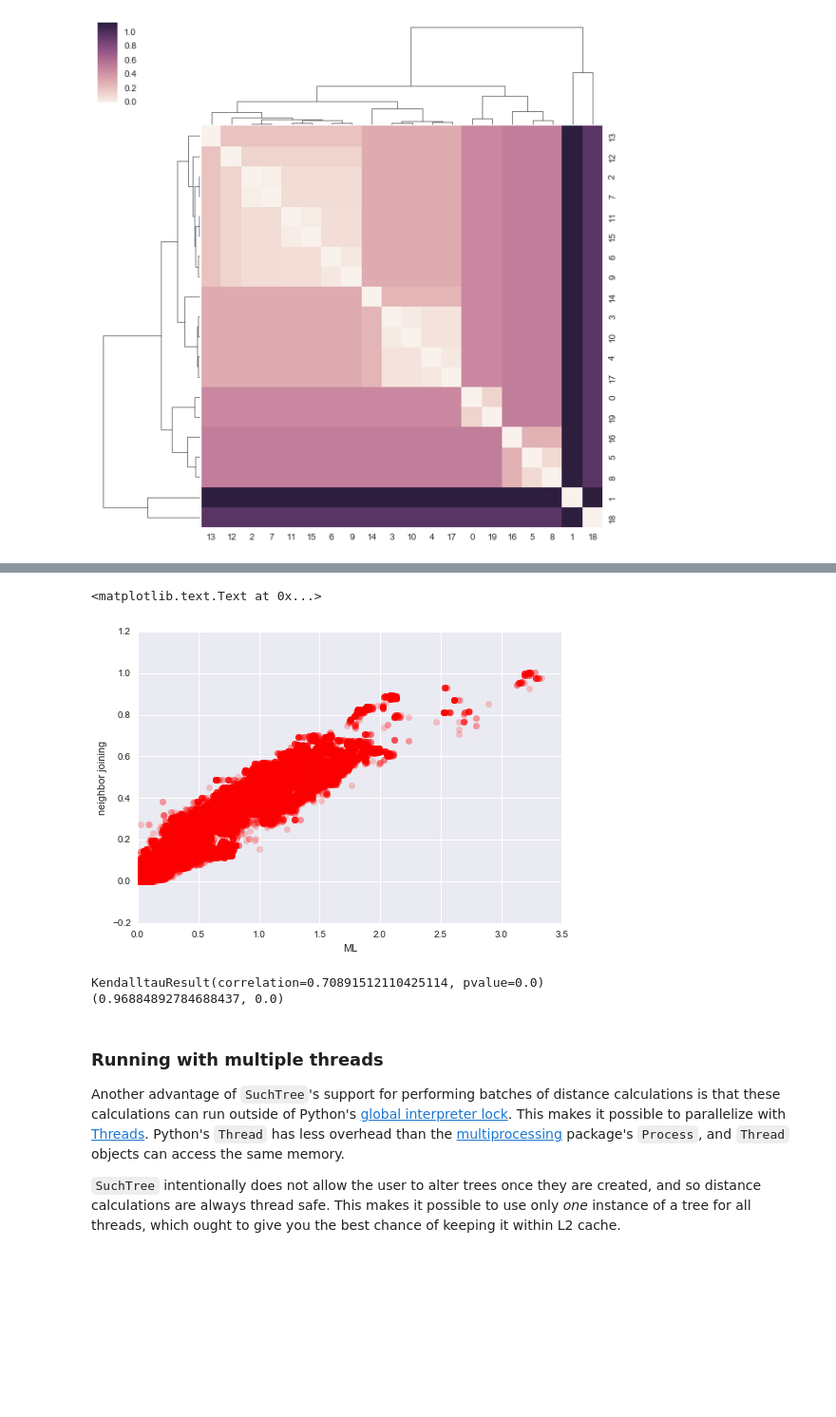
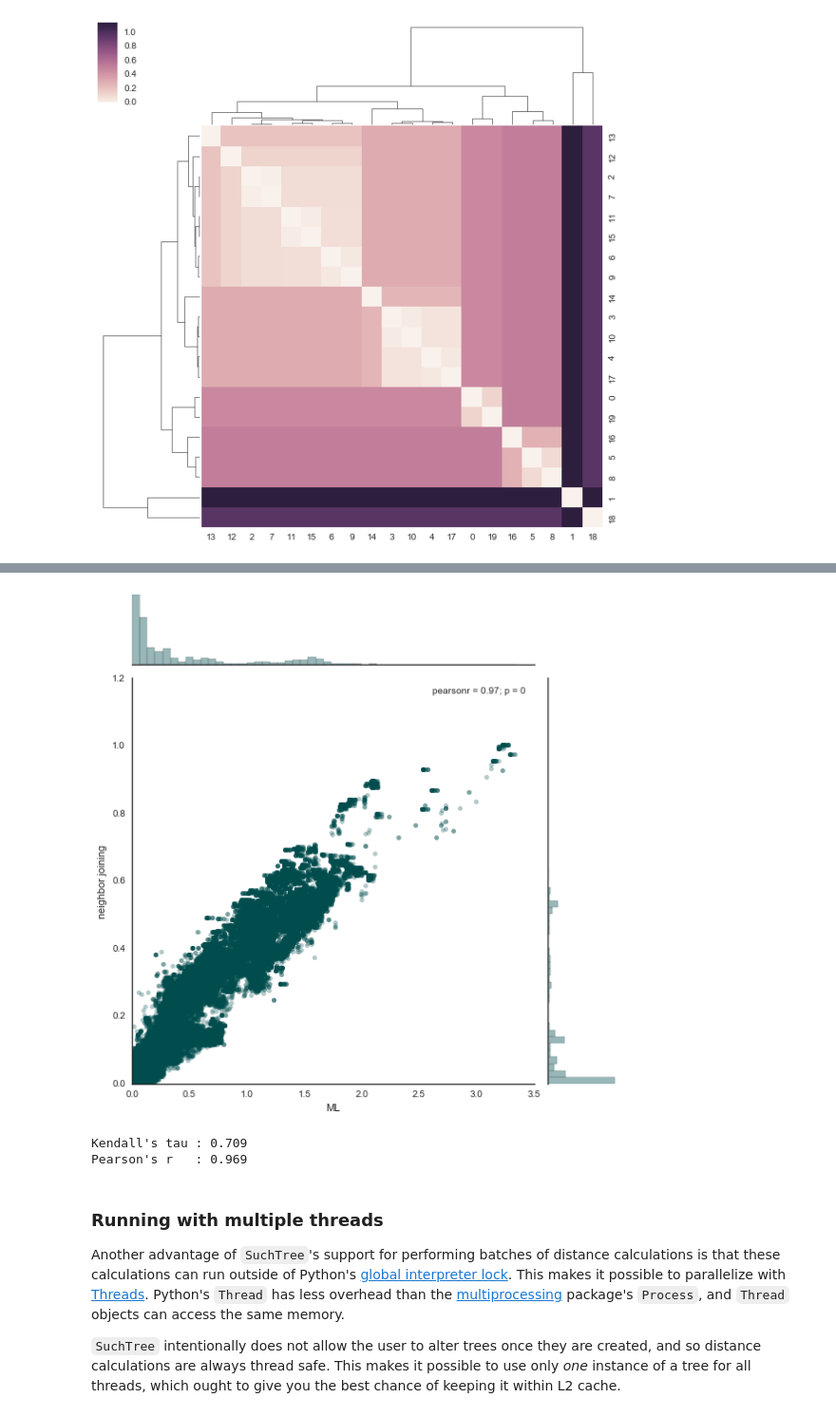
Before and after one commit to ryneches/SuchTree, a Jupyter notebook: examples.ipynb, the cells around one changed output, grey strips where cells are left out. Shown: that part at 95% size. Cells and saved outputs as stored; diff of their text form; code cells hidden in the pictures; blank space fills up the shorter version.

Commit message:
working on thread-safe Pearson's R

```diff
--- a/examples.ipynb
+++ b/examples.ipynb
@@ -131,18 +127,22 @@ Wall time: 6.55 s
-# %%
-plot( D1, D2, 'ro', alpha=0.2 )
-xlabel( 'ML' )
-ylabel( 'neighbor joining')
-# %% [output]
-<matplotlib.text.Text at 0x...>
-[figure, removed]
+# %%
+import pandas as pd
+
+
+df = pd.DataFrame( { 'ML' : D1, 'neighbor joining' : D2 } )
+
+with seaborn.axes_style("white"):
+    seaborn.jointplot( 'ML', 'neighbor joining', data=df, color=seaborn.xkcd_rgb['dark teal'], alpha=0.3,
+                       xlim=(0,3.5), ylim=(0,1.2), size=8 )
+# %% [output]
+[figure, added]
 # %%
 from scipy.stats import kendalltau, pearsonr
 
-print kendalltau( D1, D2 )
-print pearsonr( D1, D2 )
+print 'Kendall\'s tau : %0.3f' % kendalltau( D1, D2 )[0]
+print 'Pearson\'s r   : %0.3f' % pearsonr( D1, D2 )[0]
 # %% [output]
-KendalltauResult(correlation=0.70891512110425114, pvalue=0.0)
-(0.96884892784688437, 0.0)
+Kendall's tau : 0.709
+Pearson's r   : 0.969
 # %% [markdown]
 ### Running with multiple threads
 
```
Also changed, not shown: parts of 12 cells of this notebook, 1 other file.
